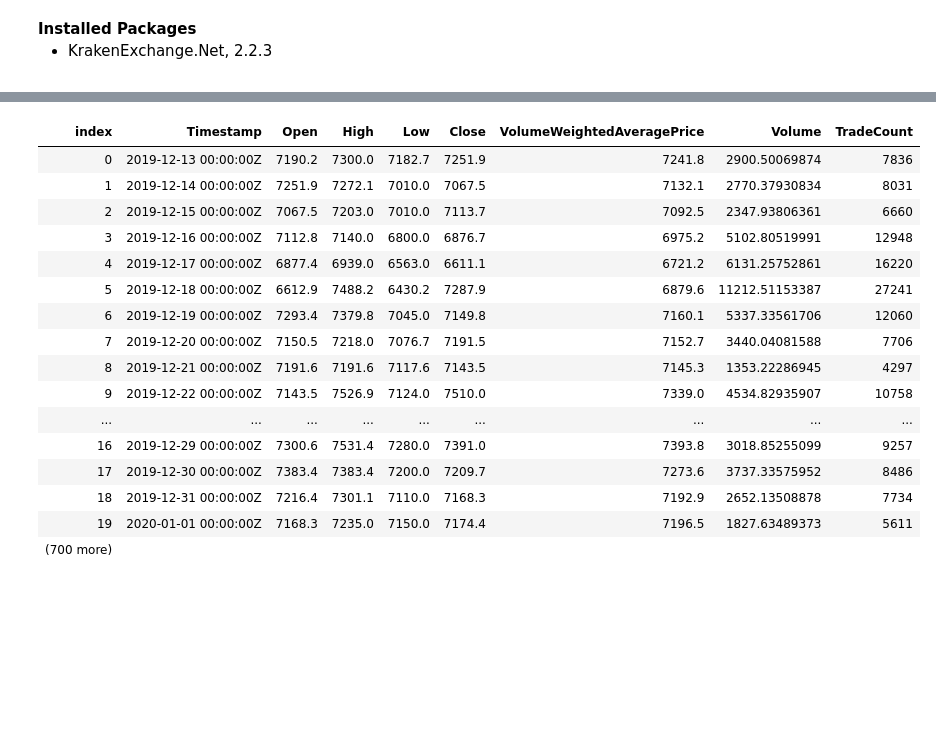
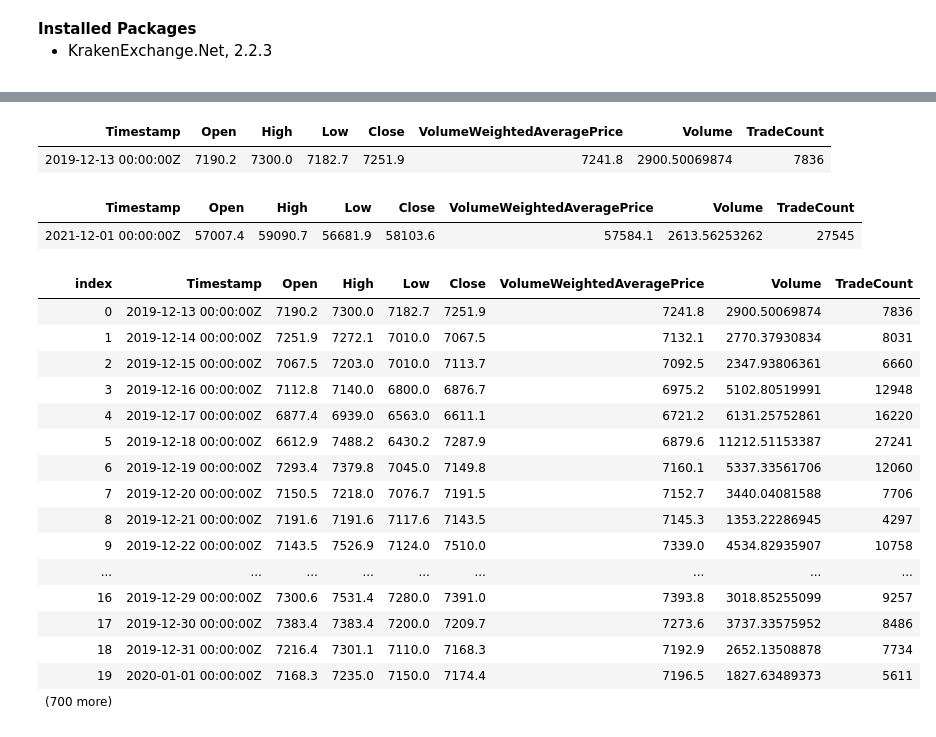
Before and after one commit to dharmatech/kraken-price-history, a Jupyter notebook: kraken-price-history.ipynb, the cells around one changed output, grey strips where cells are left out. Saved outputs shown, nothing was run; the diff lists cells and outputs as text; code cells hidden in the pictures; blank space fills up the shorter version.

```diff
--- a/kraken-price-history.ipynb
+++ b/kraken-price-history.ipynb
@@ -13,22 +39,28 @@ var result = client.GetTickersAsync("BTCUSD").Result;
 # %%
-var result_kline = client.GetKlinesAsync("BTCUSD", KlineInterval.OneDay, new DateTime(2012, 1, 1)).Result;
+var result_kline = client.GetKlinesAsync("BTCUSD", KlineInterval.OneDay, new DateTime(2013, 1, 1)).Result;
 
-result_kline.Data.Data
+display(result_kline.Data.Data.First());
+display(result_kline.Data.Data.Last());
+display(result_kline.Data.Data);
 # %% [output]
-| index | Timestamp | Open | High | Low | Close | VolumeWeightedAveragePrice | Volume | TradeCount |
-| 0 | 2019-12-13 00:00:00Z | 7190.2 | 7300.0 | 7182.7 | 7251.9 | 7241.8 | 2900.50069874 | 7836 |
-| 1 | 2019-12-14 00:00:00Z | 7251.9 | 7272.1 | 7010.0 | 7067.5 | 7132.1 | 2770.37930834 | 8031 |
-| 2 | 2019-12-15 00:00:00Z | 7067.5 | 7203.0 | 7010.0 | 7113.7 | 7092.5 | 2347.93806361 | 6660 |
-| 3 | 2019-12-16 00:00:00Z | 7112.8 | 7140.0 | 6800.0 | 6876.7 | 6975.2 | 5102.80519991 | 12948 |
-| 4 | 2019-12-17 00:00:00Z | 6877.4 | 6939.0 | 6563.0 | 6611.1 | 6721.2 | 6131.25752861 | 16220 |
-| 5 | 2019-12-18 00:00:00Z | 6612.9 | 7488.2 | 6430.2 | 7287.9 | 6879.6 | 11212.51153387 | 27241 |
-| 6 | 2019-12-19 00:00:00Z | 7293.4 | 7379.8 | 7045.0 | 7149.8 | 7160.1 | 5337.33561706 | 12060 |
-| 7 | 2019-12-20 00:00:00Z | 7150.5 | 7218.0 | 7076.7 | 7191.5 | 7152.7 | 3440.04081588 | 7706 |
-| 8 | 2019-12-21 00:00:00Z | 7191.6 | 7191.6 | 7117.6 | 7143.5 | 7145.3 | 1353.22286945 | 4297 |
-| 9 | 2019-12-22 00:00:00Z | 7143.5 | 7526.9 | 7124.0 | 7510.0 | 7339.0 | 4534.82935907 | 10758 |
-| ... | ... | ... | ... | ... | ... | ... | ... | ... |
-| 16 | 2019-12-29 00:00:00Z | 7300.6 | 7531.4 | 7280.0 | 7391.0 | 7393.8 | 3018.85255099 | 9257 |
-| 17 | 2019-12-30 00:00:00Z | 7383.4 | 7383.4 | 7200.0 | 7209.7 | 7273.6 | 3737.33575952 | 8486 |
-| 18 | 2019-12-31 00:00:00Z | 7216.4 | 7301.1 | 7110.0 | 7168.3 | 7192.9 | 2652.13508878 | 7734 |
-| 19 | 2020-01-01 00:00:00Z | 7168.3 | 7235.0 | 7150.0 | 7174.4 | 7196.5 | 1827.63489373 | 5611 |
-| (700 more) |  |  |  |  |  |  |  |  |
+| Timestamp | Open | High | Low | Close | VolumeWeightedAveragePrice | Volume | TradeCount |
+| 2019-12-13 00:00:00Z | 7190.2 | 7300.0 | 7182.7 | 7251.9 | 7241.8 | 2900.50069874 | 7836 |
+| Timestamp | Open | High | Low | Close | VolumeWeightedAveragePrice | Volume | TradeCount |
+| 2021-12-01 00:00:00Z | 57007.4 | 59090.7 | 56681.9 | 58103.6 | 57584.1 | 2613.56253262 | 27545 |
+| index | Timestamp | Open | High | Low | Close | VolumeWeightedAveragePrice | Volume | TradeCount |
+| 0 | 2019-12-13 00:00:00Z | 7190.2 | 7300.0 | 7182.7 | 7251.9 | 7241.8 | 2900.50069874 | 7836 |
+| 1 | 2019-12-14 00:00:00Z | 7251.9 | 7272.1 | 7010.0 | 7067.5 | 7132.1 | 2770.37930834 | 8031 |
+| 2 | 2019-12-15 00:00:00Z | 7067.5 | 7203.0 | 7010.0 | 7113.7 | 7092.5 | 2347.93806361 | 6660 |
+| 3 | 2019-12-16 00:00:00Z | 7112.8 | 7140.0 | 6800.0 | 6876.7 | 6975.2 | 5102.80519991 | 12948 |
+| 4 | 2019-12-17 00:00:00Z | 6877.4 | 6939.0 | 6563.0 | 6611.1 | 6721.2 | 6131.25752861 | 16220 |
+| 5 | 2019-12-18 00:00:00Z | 6612.9 | 7488.2 | 6430.2 | 7287.9 | 6879.6 | 11212.51153387 | 27241 |
+| 6 | 2019-12-19 00:00:00Z | 7293.4 | 7379.8 | 7045.0 | 7149.8 | 7160.1 | 5337.33561706 | 12060 |
+| 7 | 2019-12-20 00:00:00Z | 7150.5 | 7218.0 | 7076.7 | 7191.5 | 7152.7 | 3440.04081588 | 7706 |
+| 8 | 2019-12-21 00:00:00Z | 7191.6 | 7191.6 | 7117.6 | 7143.5 | 7145.3 | 1353.22286945 | 4297 |
+| 9 | 2019-12-22 00:00:00Z | 7143.5 | 7526.9 | 7124.0 | 7510.0 | 7339.0 | 4534.82935907 | 10758 |
+| ... | ... | ... | ... | ... | ... | ... | ... | ... |
+| 16 | 2019-12-29 00:00:00Z | 7300.6 | 7531.4 | 7280.0 | 7391.0 | 7393.8 | 3018.85255099 | 9257 |
+| 17 | 2019-12-30 00:00:00Z | 7383.4 | 7383.4 | 7200.0 | 7209.7 | 7273.6 | 3737.33575952 | 8486 |
+| 18 | 2019-12-31 00:00:00Z | 7216.4 | 7301.1 | 7110.0 | 7168.3 | 7192.9 | 2652.13508878 | 7734 |
+| 19 | 2020-01-01 00:00:00Z | 7168.3 | 7235.0 | 7150.0 | 7174.4 | 7196.5 | 1827.63489373 | 5611 |
+| (700 more) |  |  |  |  |  |  |  |  |
```
Also changed, not shown: parts of 23 cells of this notebook.
